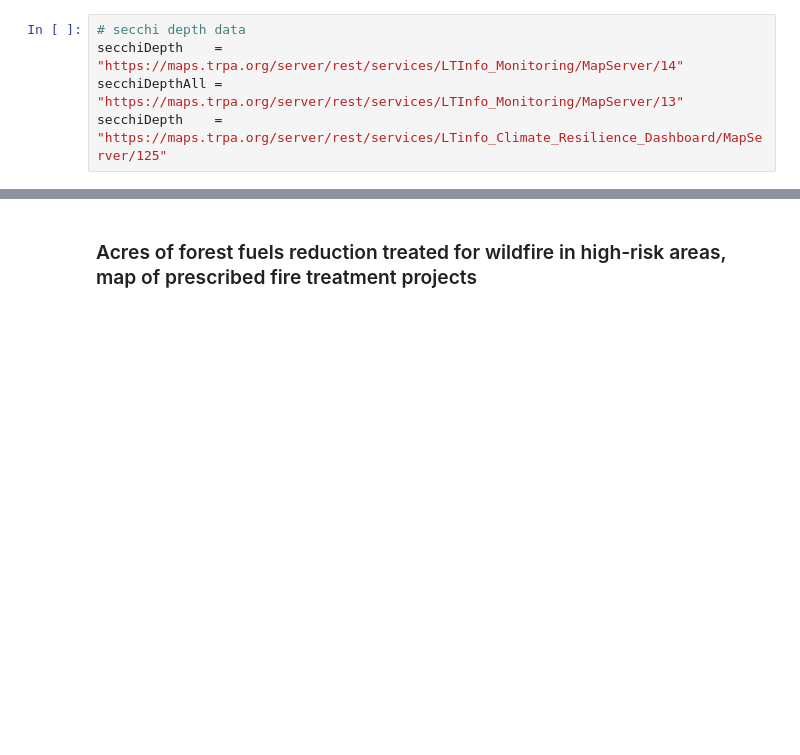
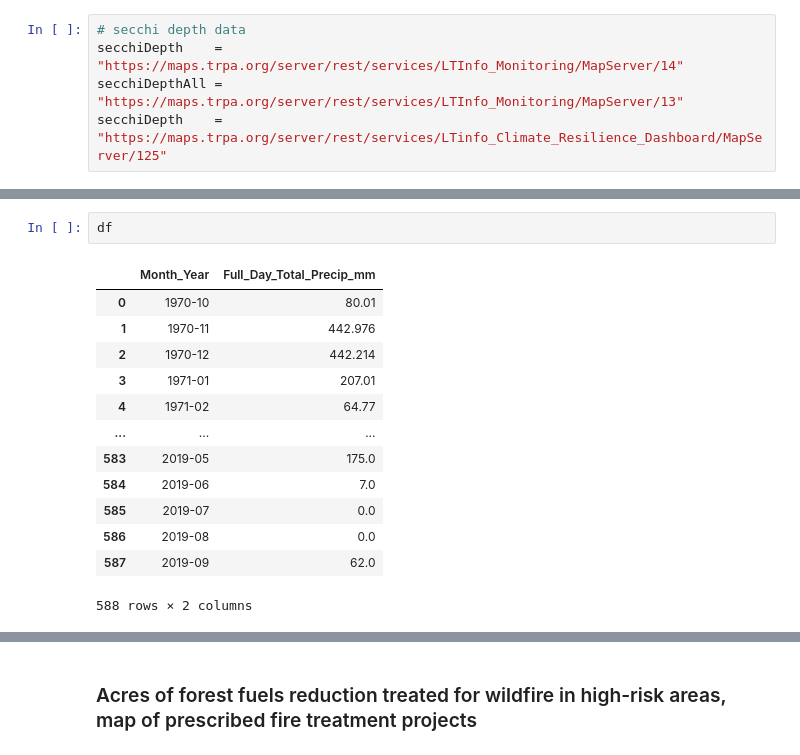
Before and after one commit to trpa-agency/ClimateResilienceDashboard, a Jupyter notebook: data_engineering.ipynb, the cells around one changed output, grey strips where cells are left out. Saved outputs shown, nothing was run; the diff lists cells and outputs as text; blank space fills up the shorter version.

```diff
--- a/data_engineering.ipynb
+++ b/data_engineering.ipynb
@@ -178,0 +238,16 @@ print(data)
+# %%
+df
+# %% [output]
+|  | Month_Year | Full_Day_Total_Precip_mm |
+| 0 | 1970-10 | 80.01 |
+| 1 | 1970-11 | 442.976 |
+| 2 | 1970-12 | 442.214 |
+| 3 | 1971-01 | 207.01 |
+| 4 | 1971-02 | 64.77 |
+| ... | ... | ... |
+| 583 | 2019-05 | 175.0 |
+| 584 | 2019-06 | 7.0 |
+| 585 | 2019-07 | 0.0 |
+| 586 | 2019-08 | 0.0 |
+| 587 | 2019-09 | 62.0 |
+588 rows × 2 columns
```
Also changed, not shown: parts of 10 cells of this notebook, 1 other file.
